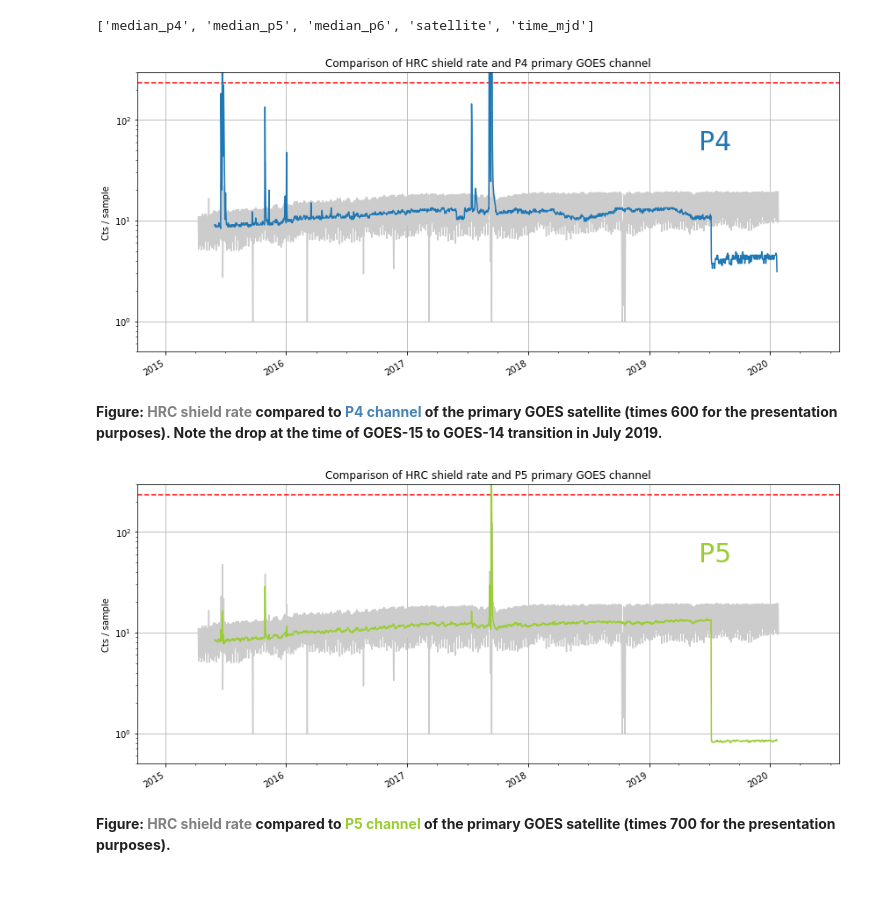
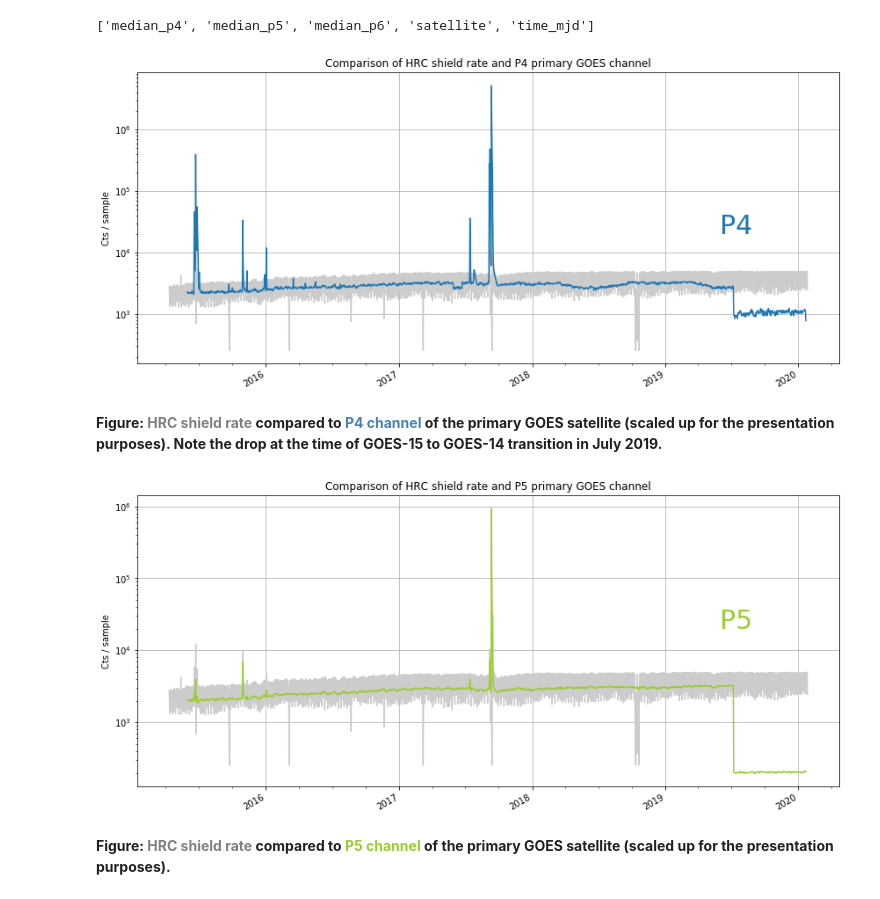
Before and after one commit to chandra-mta/mtanb, a Jupyter notebook: g16-hrc-proxy/2shldart_vs_P5.ipynb, the cells around one changed output. Cells and saved outputs as stored; diff of their text form; code cells hidden in the pictures.

Commit message:
Plot actual shield rates (without dividing by 256)

```diff
--- a/g16-hrc-proxy/2shldart_vs_P5.ipynb
+++ b/g16-hrc-proxy/2shldart_vs_P5.ipynb
@@ -9,7 +9,7 @@ from Chandra.Time import DateTime
 # %%
 def plot_hrc_shield(times, vals, color='C0', marker=None, linestyle='solid'):
     secs = times
-    hrc_shield = vals / 256.
+    hrc_shield = vals
     bad = hrc_shield < 0.1
     hrc_shield = hrc_shield[~bad]
     secs = secs[~bad]
@@ -19,13 +19,13 @@ def plot_hrc_shield(times, vals, color='C0', marker=None, linestyle='solid'):
                                   color=color, marker=marker, linestyle=linestyle)
     xlims = ax.get_xlim()
     dx = (xlims[1] - xlims[0]) / 20.
-    ax.set_xlim(xlims[0] - dx, xlims[1] + dx)
-    ax.set_ylim(min(hrc_shield.min() * 0.5, 10.0),
-                max(hrc_shield.max() * 2, 300.))
-    plt.plot([xlims[0] - dx, xlims[1] + dx], [235, 235], '--r')
+    #ax.set_xlim(xlims[0] - dx, xlims[1] + dx)
+    #ax.set_ylim(min(hrc_shield.min() * 0.5, 10.0),
+    #            max(hrc_shield.max() * 2, 300.))
+    #plt.plot([xlims[0] - dx, xlims[1] + dx], [235, 235], '--r')
     ax.set_yscale('log')
     plt.grid()
-    plt.title('GOES proxy for HRC shield rate / 256')
+    #plt.title('GOES proxy for HRC shield rate / 256')
     plt.ylabel('Cts / sample')
     plt.tight_layout()
 # %%
@@ -92,23 +92,23 @@ dat = fetch.Msid('2shldart', '2015:100:00:00:00', stat='daily')
 # %%
 plt.figure(figsize=(12, 6))
 plot_hrc_shield(dat.times, dat.vals, color='#cccccc')
-plot_cxctime(DateTime(t['time_mjd'], format='mjd').secs, t['median_p4'] * 600, color='C0')
+plot_cxctime(DateTime(t['time_mjd'], format='mjd').secs, t['median_p4'] * 1.5e5, color='C0')
 plt.title('Comparison of HRC shield rate and P4 primary GOES channel')
-plt.text(DateTime('2019:150:00:00:00').plotdate, 50, 'P4', fontsize=30, color='C0');
+plt.text(DateTime('2019:150:00:00:00').plotdate, 2e4, 'P4', fontsize=30, color='C0');
 # %% [output]
-[figure, old version]
+[figure, new version]
 # %% [markdown]
-__Figure: <font color='gray'>HRC shield rate</font> compared to <font color='steelblue'>P4 channel</font> of the primary GOES satellite (times 600 for the presentation purposes). Note the drop at the time of GOES-15 to GOES-14 transition in July 2019.__
+__Figure: <font color='gray'>HRC shield rate</font> compared to <font color='steelblue'>P4 channel</font> of the primary GOES satellite (scaled up for the presentation purposes). Note the drop at the time of GOES-15 to GOES-14 transition in July 2019.__
 # %%
 plt.figure(figsize=(12, 6))
 plot_hrc_shield(dat.times, dat.vals, color='#cccccc')
-plot_cxctime(DateTime(t['time_mjd'], format='mjd').secs, t['median_p5'] * 700, color='yellowgreen')
+plot_cxctime(DateTime(t['time_mjd'], format='mjd').secs, t['median_p5'] * 1.7e5, color='yellowgreen')
 plt.title('Comparison of HRC shield rate and P5 primary GOES channel')
-plt.text(DateTime('2019:150:00:00:00').plotdate, 50, 'P5', fontsize=30, color='yellowgreen');
+plt.text(DateTime('2019:150:00:00:00').plotdate, 2e4, 'P5', fontsize=30, color='yellowgreen');
 # %% [output]
-[figure, old version]
+[figure, new version]
 # %% [markdown]
-__Figure: <font color='gray'>HRC shield rate</font> compared to <font color='yellowgreen'>P5 channel</font> of the primary GOES satellite (times 700 for the presentation purposes).__
+__Figure: <font color='gray'>HRC shield rate</font> compared to <font color='yellowgreen'>P5 channel</font> of the primary GOES satellite (scaled up for the presentation purposes).__
 # %%
 plt.figure(figsize=(12, 6))
 plot_hrc_shield(dat.times, dat.vals, color='#cccccc')
```
Also changed, not shown: parts of 2 cells of this notebook.
